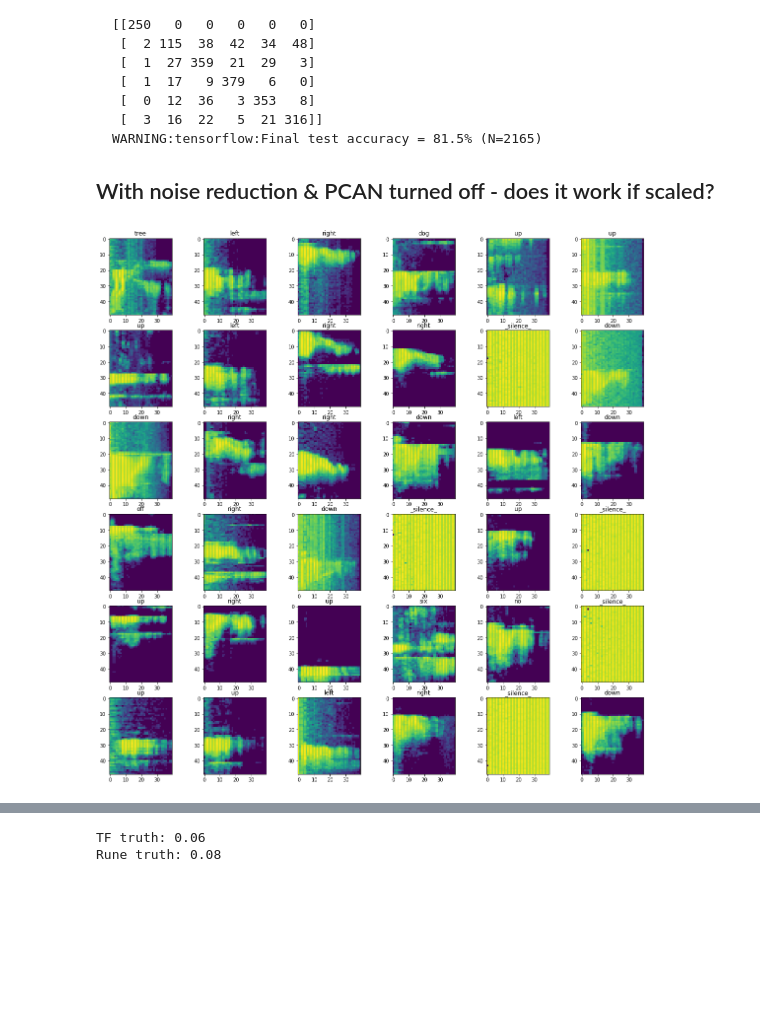
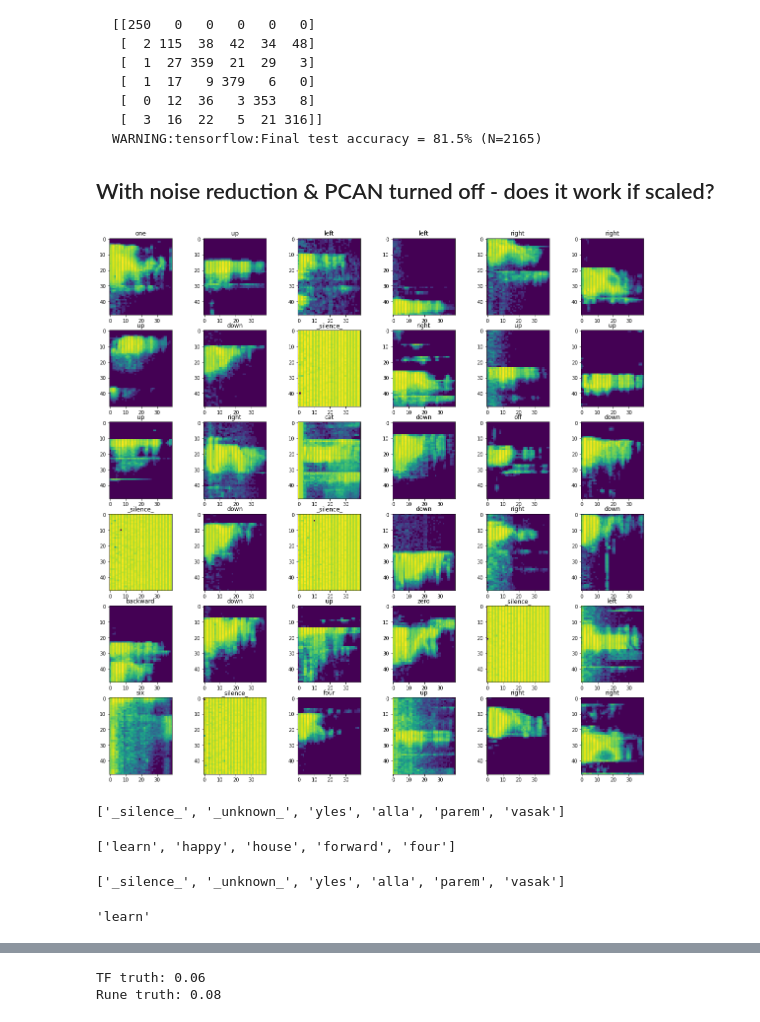
Before and after one commit to hotg-ai/rune, a Jupyter notebook: python/tf_training_with_precomputed_spectrograms.ipynb, the cells around one changed output, grey strips where cells are left out. Cells and saved outputs as stored; diff of their text form; code cells hidden in the pictures; blank space fills up the shorter version.

Commit message:
training notebook

```diff
--- a/python/tf_training_with_precomputed_spectrograms.ipynb
+++ b/python/tf_training_with_precomputed_spectrograms.ipynb
@@ -814,7 +807,23 @@ WARNING:tensorflow:Final test accuracy = 81.5% (N=2165)
 # %%
 f, a =plt.subplots(6,6, figsize=(20,20))
 for k in range(36):
-    a.flatten()[k].imshow(np.reshape(audio_processor.specs["validation"][k]["spec"], [49, 40]))
-    a.flatten()[k].set_title(audio_processor.specs["validation"][k]["label"])
+    a.flatten()[k].imshow(np.reshape(audio_processor.specs["training"][k]["spec"], [49, 40]))
+    a.flatten()[k].set_title(audio_processor.specs["training"][k]["label"])
 # %% [output]
-[figure, old version]
+[figure, new version]
+# %%
+audio_processor.words_list
+# %% [output]
+['_silence_', '_unknown_', 'yles', 'alla', 'parem', 'vasak']
+# %%
+unknown_words
+# %% [output]
+['learn', 'happy', 'house', 'forward', 'four']
+# %%
+audio_processor.words_list
+# %% [output]
+['_silence_', '_unknown_', 'yles', 'alla', 'parem', 'vasak']
+# %%
+i_example
+# %% [output]
+'learn'
```
Also changed, not shown: parts of 8 cells of this notebook.
